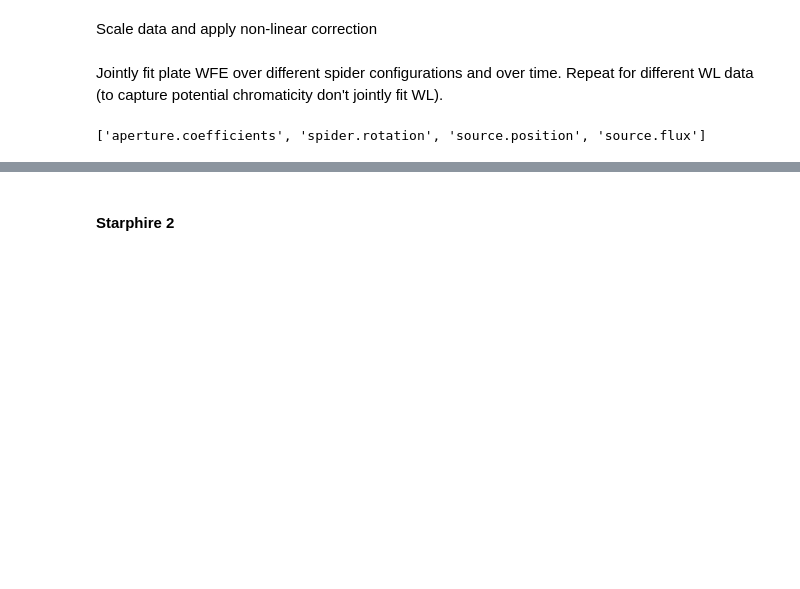
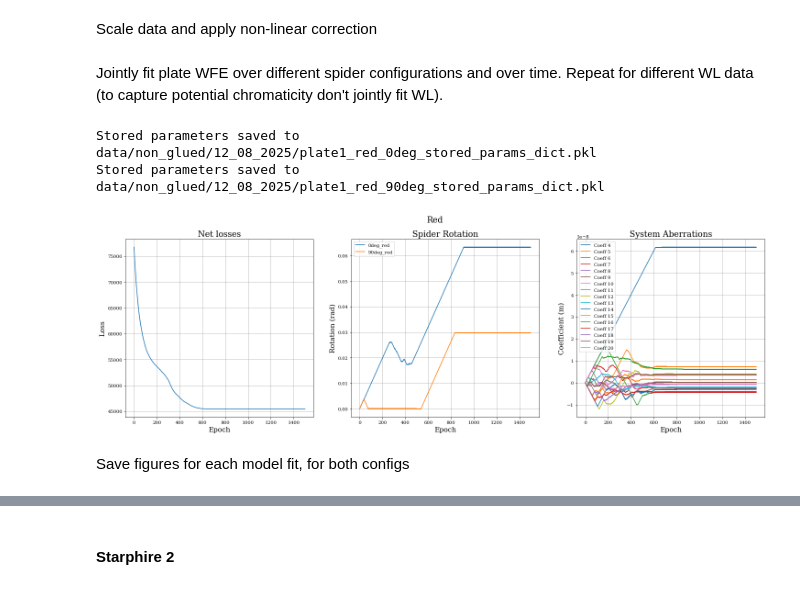
Before and after one commit to TolimanSpace/toliman_dp_design_testing, a Jupyter notebook: Gluing_Characterisation_8_25.ipynb, the cells around one changed output, grey strips where cells are left out. Saved outputs shown, nothing was run; the diff lists cells and outputs as text; code cells hidden in the pictures; blank space fills up the shorter version.

```diff
--- a/Gluing_Characterisation_8_25.ipynb
+++ b/Gluing_Characterisation_8_25.ipynb
@@ -294,5 +290,5 @@ epochs = [
 # %%
-save_dir = "data/non_glued/14_04_2025_jointly_test/"
+save_dir = "data/non_glued/12_08_2025/"
 if not os.path.exists(save_dir):
     os.makedirs(save_dir)
 elif len(os.listdir(save_dir)) != 0:
@@ -370,20 +365,16 @@ params = [
 
 optimisers = [
             optax.adam(learning_rate=1e-10),
-            optax.adam(learning_rate=1e-5),
-            optax.adam(learning_rate=1e-9),
+            optax.adam(learning_rate=1e-4),
+            optax.adam(learning_rate=1e-8),
             optax.adam(learning_rate=1e6),
               ]
 # %%
 # Create models - one per frame of data
-configs = [instrument_sp180_g, instrument_sp270_g,instrument_sp180_r, instrument_sp270_r] # model configurations to optimise upon
+configs = [instrument_sp180_r, instrument_sp270_r] # model configurations to optimise upon
 models = []
 for i, instrument_model in enumerate(configs):
     # make x copies of the model, one for each frame of data
     temp_config = [instrument_model]*frames_i.shape[0]
     models.append(temp_config)
-# %%
-params
-# %% [output]
-['aperture.coefficients', 'spider.rotation', 'source.position', 'source.flux']
 # %%
@@ -492,28 +401,41 @@ for colour_i, models_list in enumerate(coloured_models):
+# %%
+filenames = [save_dir+plate_name+"_red_0deg_stored_params_dict.pkl", save_dir+plate_name+"_red_90deg_stored_params_dict.pkl"]
+optimisation_manager.save_stored_params(filenames=filenames)
+# %% [output]
+Stored parameters saved to data/non_glued/12_08_2025/plate1_red_0deg_stored_params_dict.pkl
+Stored parameters saved to data/non_glued/12_08_2025/plate1_red_90deg_stored_params_dict.pkl
 # %%
-for colour_i, colour_str in enumerate(colours):
-    stored_params_dict= pickle.load(open(save_dir+colour_str+'_stored_params_dict.pkl', 'rb'))
+stored_params_dict= pickle.load(open(filenames[0], 'rb'))
+plt.figure(figsize=(25,7))
+plt.suptitle("Red")
+plt.subplot(1,3,1)
+plt.title("Net losses")
+plt.plot(stored_params_dict["net loss"])
+plt.xlabel("Epoch")
+plt.grid()
+plt.ylabel("Loss")
 
-    plt.figure(figsize=(22,5))
-    plt.suptitle(colour_str)
-    plt.subplot(1,3,1)
-    plt.plot(stored_params_dict["net_losses"])
-    plt.xlabel("Epoch")
-    plt.grid()
-    plt.ylabel("Loss")
-    plt.subplot(1,3,2)
-    spider_rot_arr = np.asarray(stored_params_dict["spider.rotation"])
-    plt.plot(spider_rot_arr[:,0,0], label="Spider 180 {}".format(colour_str)) # any of the models here will yield same result for jointly fit
-    plt.plot(spider_rot_arr[:,1,0], label="Spider 270 {}".format(colour_str))
-    plt.ylabel("Rotation (rad)")
-    plt.xlabel("Epoch")
-    plt.legend()
-    plt.grid()
-    plt.subplot(1,3,3)
-    coeffs_arr = np.asarray(stored_params_dict["aperture.coefficients"])[:,0,0]
-    for l in range(coeffs_arr.shape[-1]):
-        label = "Coeff " + str(zernike_indicies[l])
-        plt.plot(coeffs_arr[:,l], label=label)
-    plt.legend()
-    plt.ylabel("Coefficient (m)")
-    plt.xlabel("Epoch")
-    plt.grid()
+plt.subplot(1,3,3)
+plt.title("System Aberrations")
+coeffs_arr = np.asarray(stored_params_dict["aperture.coefficients"])[:,0,:]
+for l in range(coeffs_arr.shape[-1]):
+    label = "Coeff " + str(zernike_indicies[l])
+    plt.plot(coeffs_arr[:,l], label=label)
+plt.legend()
+plt.ylabel("Coefficient (m)")
+plt.xlabel("Epoch")
+plt.grid()
+
+plt.subplot(1,3,2)
+plt.title("Spider Rotation")
+for i, filename in enumerate(filenames):
+    stored_params_dict = pickle.load(open(filename, 'rb'))
+    plt.plot(np.asarray(stored_params_dict["spider.rotation"])[:,0,0], label=labels[i])
+plt.ylabel("Rotation (rad)")
+plt.xlabel("Epoch")
+plt.legend()
+plt.grid()
+# %% [output]
+[figure, added]
+# %% [markdown]
+Save figures for each model fit, for both configs
```
Also changed, not shown: parts of 38 cells of this notebook, 1 other file.
